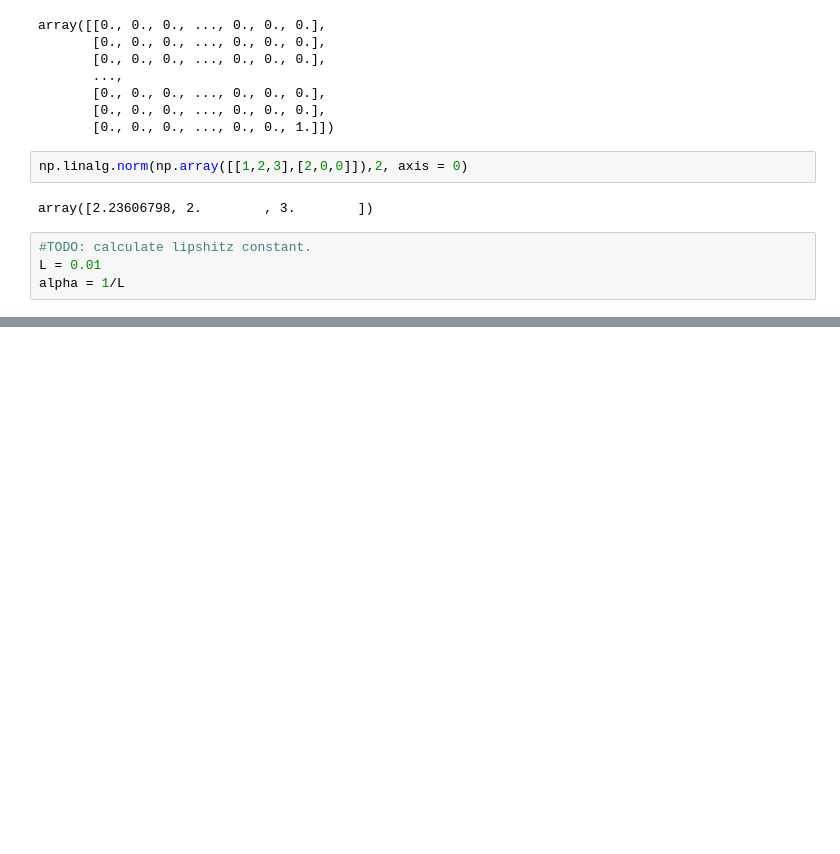
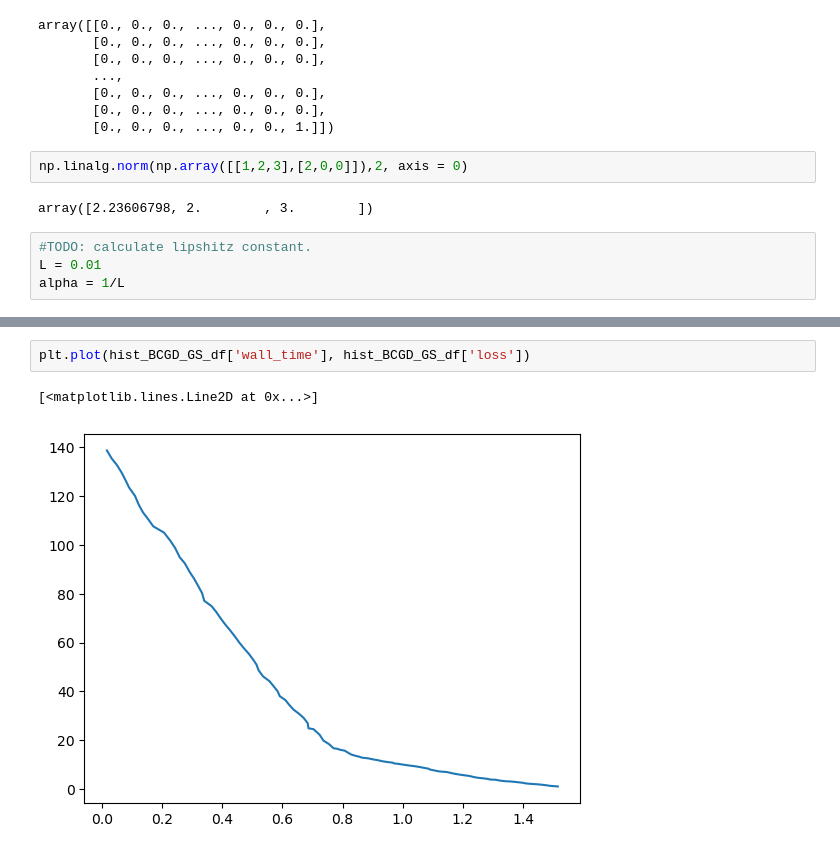
Before and after one commit to Aiecco/BCGD-methods, a Jupyter notebook: HW scratch.ipynb, the cells around one changed output, grey strips where cells are left out. Cells and saved outputs as stored; diff of their text form; blank space fills up the shorter version.

```diff
--- a/HW scratch.ipynb
+++ b/HW scratch.ipynb
@@ -203 +238,6 @@ def BCGD_GS():
+# %%
+plt.plot(hist_BCGD_GS_df['wall_time'], hist_BCGD_GS_df['loss'])
+# %% [output]
+[<matplotlib.lines.Line2D at 0x...>]
+[figure, added]
 # %%
```
Also changed, not shown: parts of 4 cells of this notebook.
